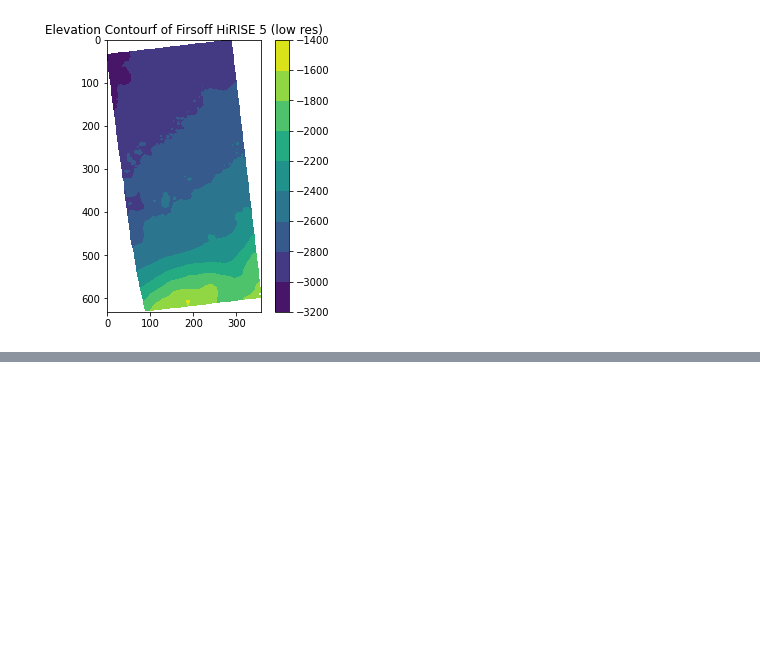
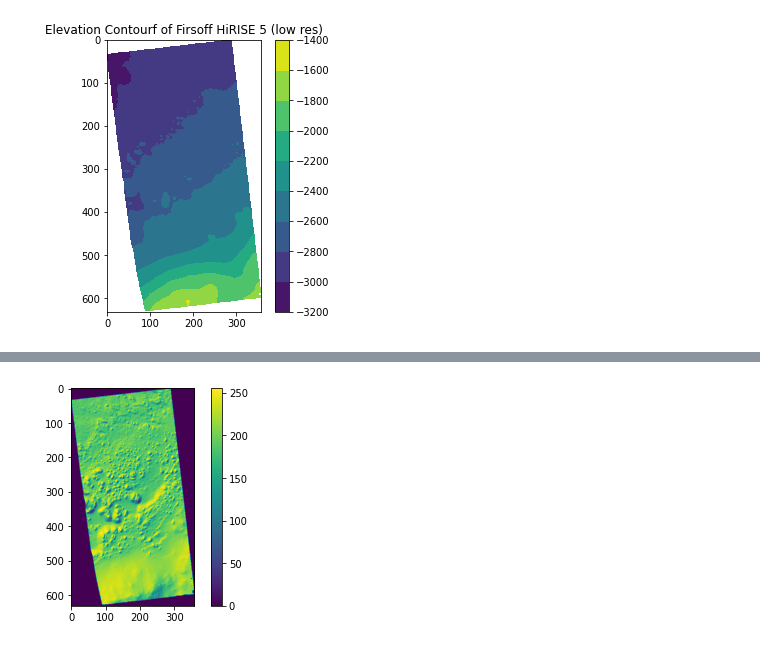
Before and after one commit to SalimFares4/Image-Segmentation, a Jupyter notebook: Code/Visualization/2D Visualization.ipynb, the cells around one changed output, grey strips where cells are left out. Saved outputs shown, nothing was run; the diff lists cells and outputs as text; code cells hidden in the pictures; blank space fills up the shorter version.

```diff
--- a/Code/Visualization/2D Visualization.ipynb
+++ b/Code/Visualization/2D Visualization.ipynb
@@ -75,0 +102,11 @@ plt.show()
+# %%
+# Creating a Hillshade
+hillshade = gdal.DEMProcessing(dem_path + "hillshade1.tif", dem, "hillshade")
+hillshade_array = hillshade.GetRasterBand(1).ReadAsArray()
+
+plt.figure()
+plt.imshow(hillshade_array)
+plt.colorbar()
+plt.show()
+# %% [output]
+[figure, added]
```
Also changed, not shown: parts of 16 cells of this notebook.
